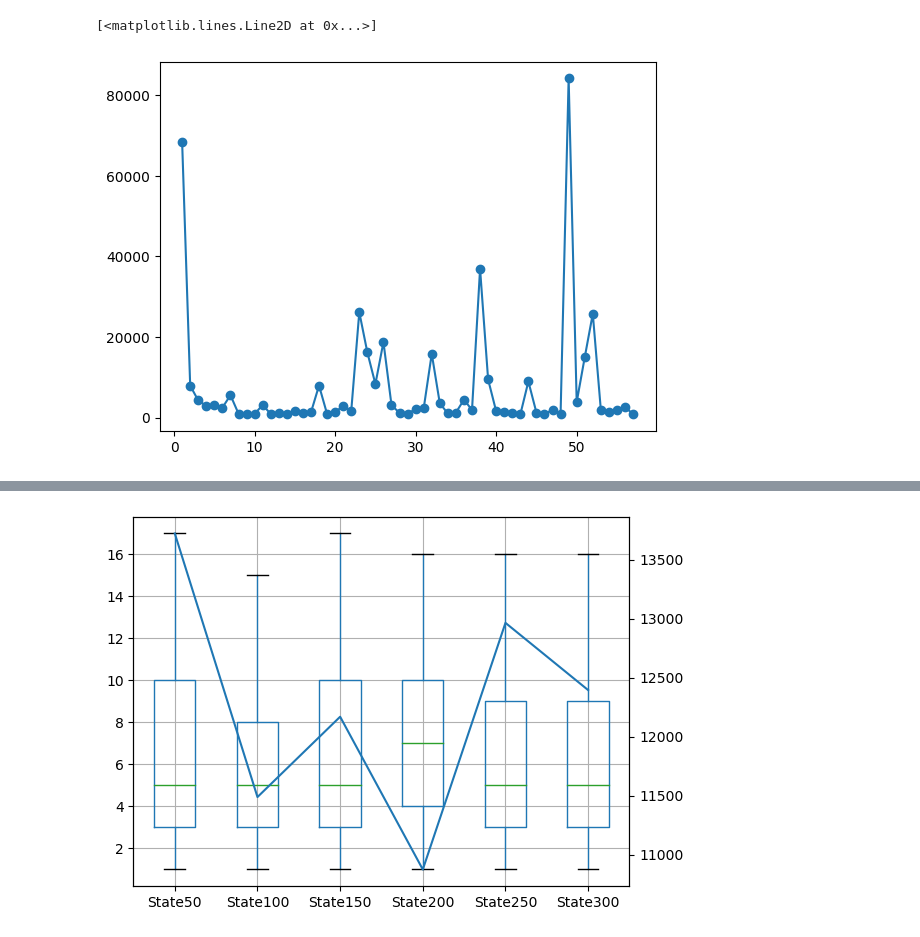
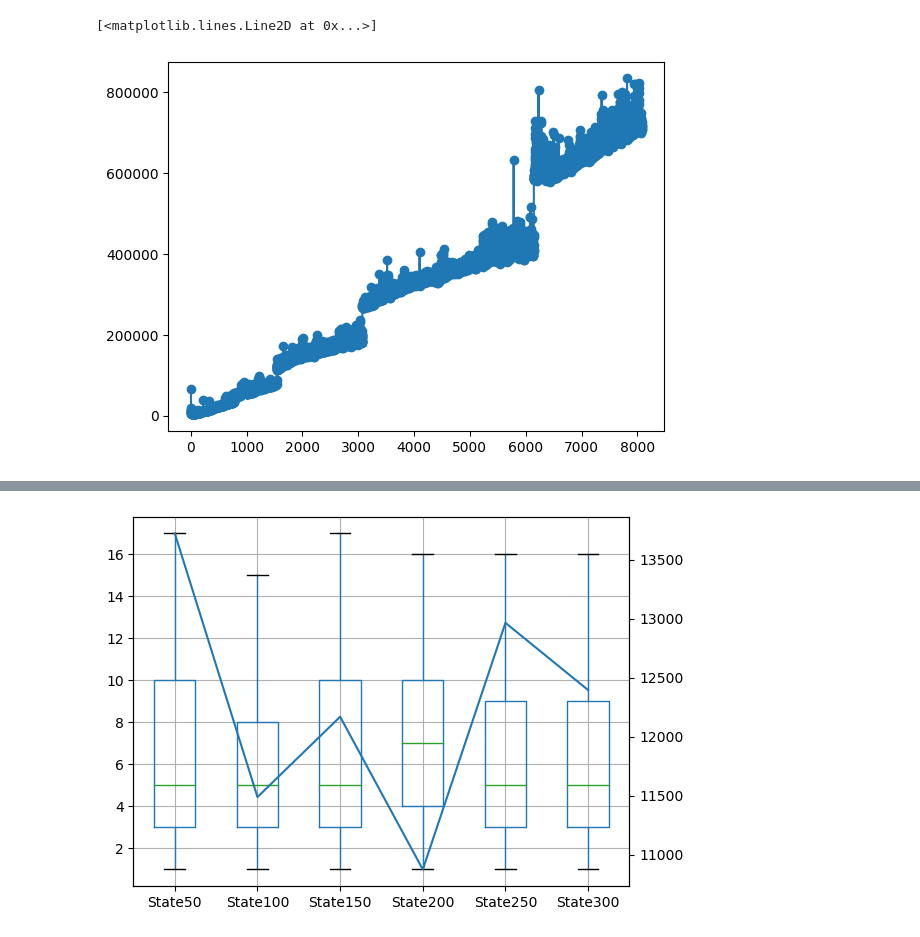
Before and after one commit to semlanghi/frink, a Jupyter notebook: analysis test.ipynb, the cells around one changed output, grey strips where cells are left out. Cells and saved outputs as stored; diff of their text form; code cells hidden in the pictures.

```diff
--- a/analysis test.ipynb
+++ b/analysis test.ipynb
@@ -60,9 +106,11 @@ df
 # %%
-df['cumulative_scope'] = df['find_end']-df['find_start']
+df['cumulative_scope'] = df['find_end'].astype(int)-df['find_start'].astype(int)
 # %%
-d1 = df[['sate_size_items','cumulative_add']]
+df['state_size_windows'] = df['state_size_windows'].astype(int)
+df['sate_size_items'] = df['sate_size_items'].astype(int)
+d1 = df[['state_size_windows','cumulative_scope']]
 # %%
-d1 = d1.groupby('sate_size_items')['cumulative_add'].mean().reset_index()
+d1 = d1.groupby('state_size_windows')['cumulative_scope'].mean().reset_index()
 # %%
 d1
 # %% [output]
@@ -86,5 +130,5 @@ d1
 # %%
- plt.plot(d1['sate_size_items'], d1['cumulative_add'], marker='o')
+ plt.plot(d1['state_size_windows'], d1['cumulative_scope'], marker='o')
 # %% [output]
 [<matplotlib.lines.Line2D at 0x...>]
-[figure, old version]
+[figure, new version]
```
Also changed, not shown: parts of 8 cells of this notebook, 9 other files.
